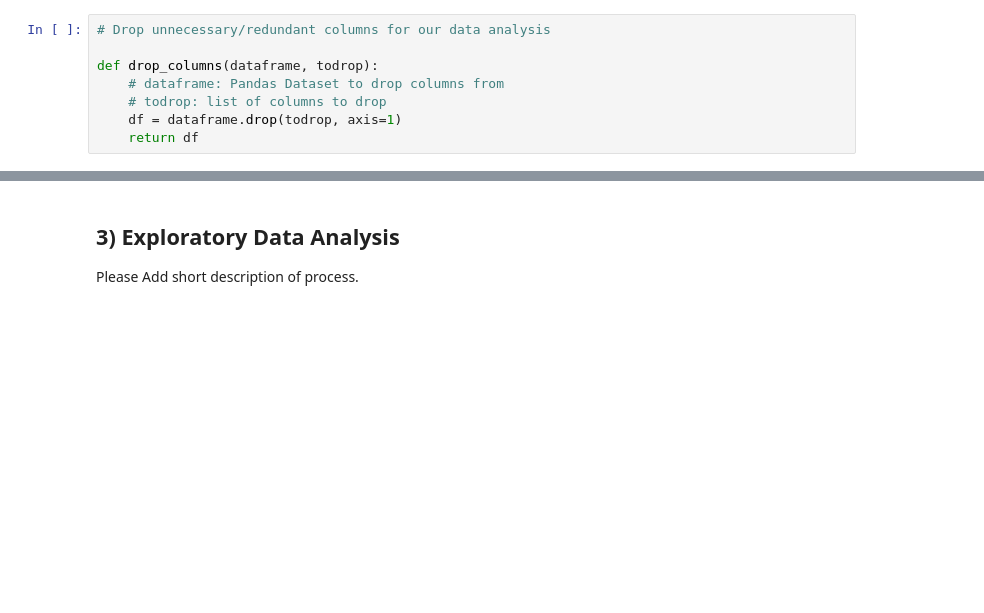
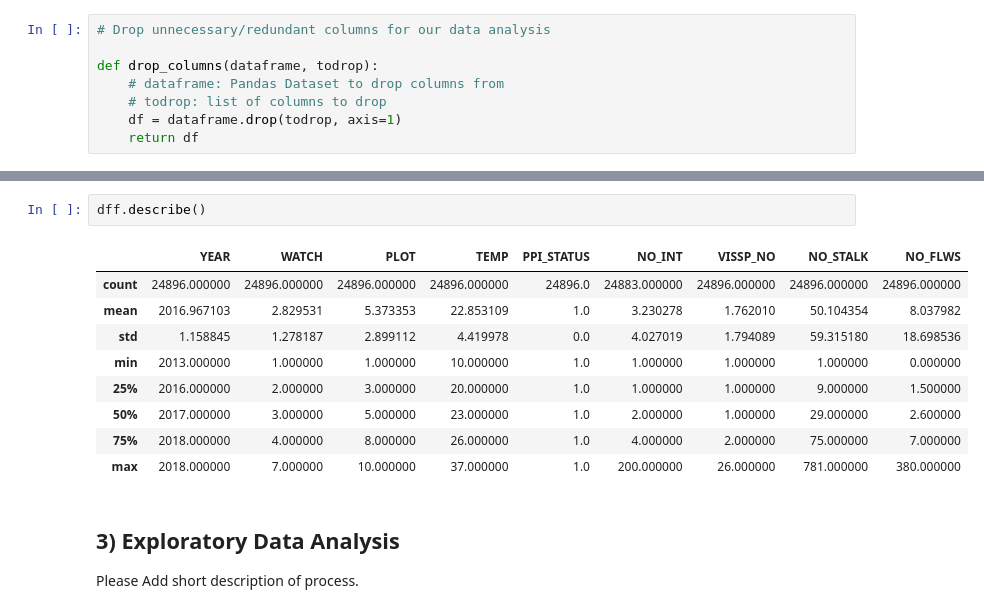
Before and after one commit to AlexandreSeb97/data200-fall22, a Jupyter notebook: analysis.ipynb, the cells around one changed output, grey strips where cells are left out. Cells and saved outputs as stored; diff of their text form; blank space fills up the shorter version.

```diff
--- a/analysis.ipynb
+++ b/analysis.ipynb
@@ -178,3 +211,15 @@ df2.head()
+# %%
+dff.describe()
+# %% [output]
+|  | YEAR | WATCH | PLOT | TEMP | PPI_STATUS | NO_INT | VISSP_NO | NO_STALK | NO_FLWS |
+| count | 24896.000000 | 24896.000000 | 24896.000000 | 24896.000000 | 24896.0 | 24883.000000 | 24896.000000 | 24896.000000 | 24896.000000 |
+| mean | 2016.967103 | 2.829531 | 5.373353 | 22.853109 | 1.0 | 3.230278 | 1.762010 | 50.104354 | 8.037982 |
+| std | 1.158845 | 1.278187 | 2.899112 | 4.419978 | 0.0 | 4.027019 | 1.794089 | 59.315180 | 18.698536 |
+| min | 2013.000000 | 1.000000 | 1.000000 | 10.000000 | 1.0 | 1.000000 | 1.000000 | 1.000000 | 0.000000 |
+| 25% | 2016.000000 | 2.000000 | 3.000000 | 20.000000 | 1.0 | 1.000000 | 1.000000 | 9.000000 | 1.500000 |
+| 50% | 2017.000000 | 3.000000 | 5.000000 | 23.000000 | 1.0 | 2.000000 | 1.000000 | 29.000000 | 2.600000 |
+| 75% | 2018.000000 | 4.000000 | 8.000000 | 26.000000 | 1.0 | 4.000000 | 2.000000 | 75.000000 | 7.000000 |
+| max | 2018.000000 | 7.000000 | 10.000000 | 37.000000 | 1.0 | 200.000000 | 26.000000 | 781.000000 | 380.000000 |
 # %% [markdown]
 ## 3) Exploratory Data Analysis
 
```
Also changed, not shown: parts of 15 cells of this notebook, 1 other file.
